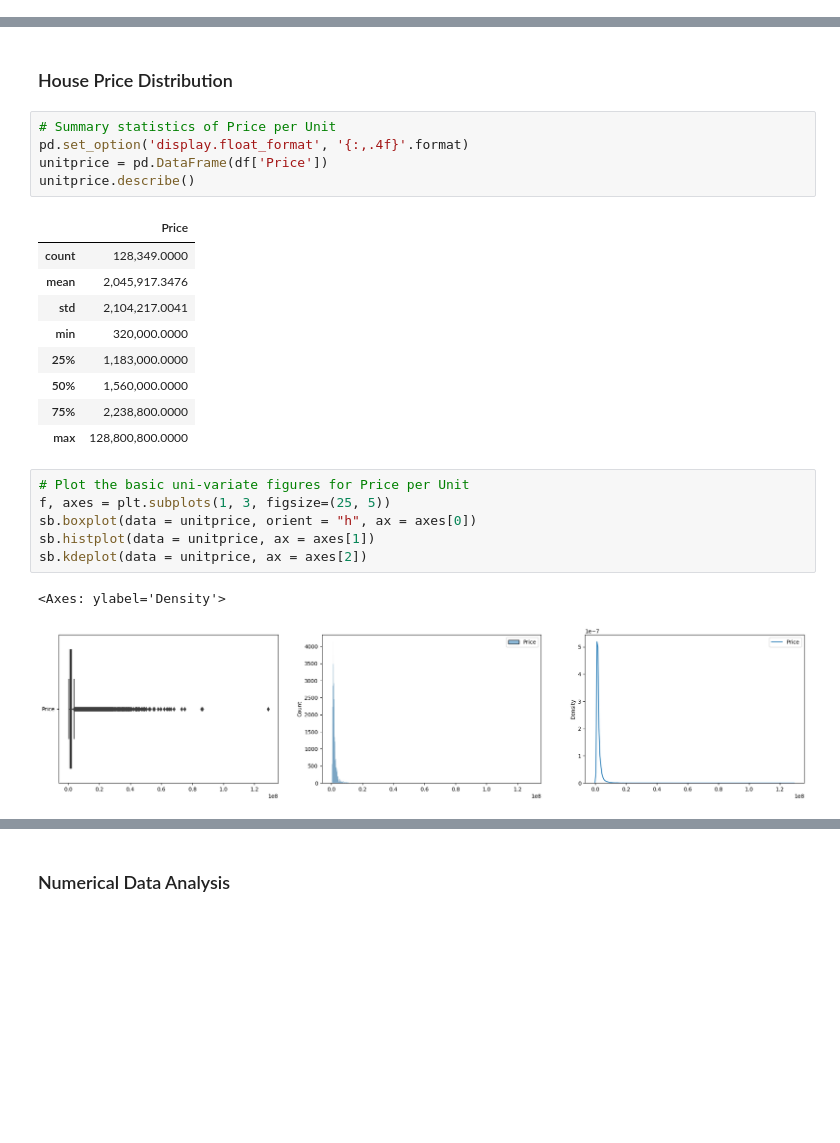
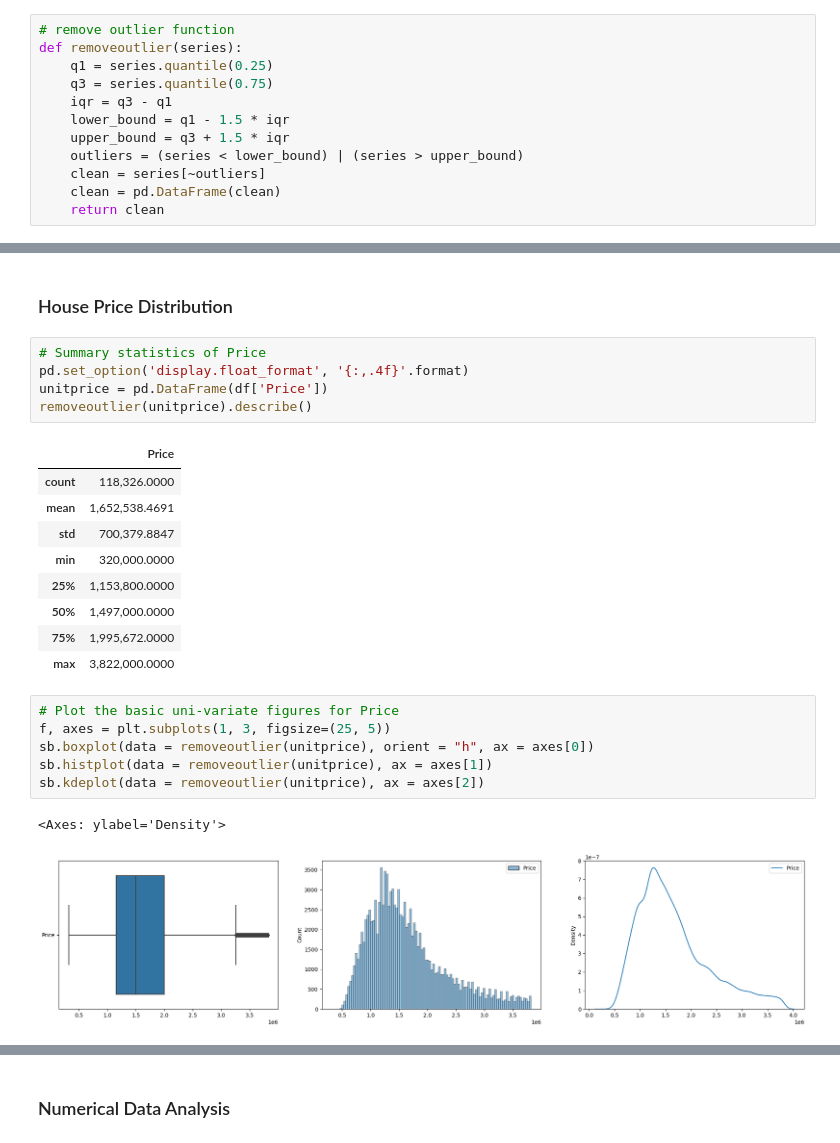
Before and after one commit to feliciahxy/SC1015-DSAI-project, a Jupyter notebook: EDA/EDA.ipynb, the cells around one changed output, grey strips where cells are left out. Saved outputs shown, nothing was run; the diff lists cells and outputs as text; blank space fills up the shorter version.

```diff
--- a/EDA/EDA.ipynb
+++ b/EDA/EDA.ipynb
@@ -19,34 +22,46 @@ import matplotlib.pyplot as plt
 private_data = "../datasets/cleaned/cleaned_private.csv"
 
 df = pd.read_csv(private_data, quotechar='"', escapechar='\\', thousands=',')
+# %%
+# remove outlier function
+def removeoutlier(series):
+    q1 = series.quantile(0.25)
+    q3 = series.quantile(0.75)
+    iqr = q3 - q1
+    lower_bound = q1 - 1.5 * iqr
+    upper_bound = q3 + 1.5 * iqr
+    outliers = (series < lower_bound) | (series > upper_bound)
+    clean = series[~outliers]
+    clean = pd.DataFrame(clean)
+    return clean
 # %% [markdown]
 ## Uni-Variate Analysis
 # %% [markdown]
 ### House Price Distribution
 # %%
-# Summary statistics of Price per Unit
+# Summary statistics of Price
 pd.set_option('display.float_format', '{:,.4f}'.format)
 unitprice = pd.DataFrame(df['Price'])
-unitprice.describe()
+removeoutlier(unitprice).describe()
 # %% [output]
 |  | Price |
-| count | 128,349.0000 |
-| mean | 2,045,917.3476 |
-| std | 2,104,217.0041 |
+| count | 118,326.0000 |
+| mean | 1,652,538.4691 |
+| std | 700,379.8847 |
 | min | 320,000.0000 |
-| 25% | 1,183,000.0000 |
-| 50% | 1,560,000.0000 |
-| 75% | 2,238,800.0000 |
-| max | 128,800,800.0000 |
+| 25% | 1,153,800.0000 |
+| 50% | 1,497,000.0000 |
+| 75% | 1,995,672.0000 |
+| max | 3,822,000.0000 |
 # %%
-# Plot the basic uni-variate figures for Price per Unit
+# Plot the basic uni-variate figures for Price
 f, axes = plt.subplots(1, 3, figsize=(25, 5))
-sb.boxplot(data = unitprice, orient = "h", ax = axes[0])
-sb.histplot(data = unitprice, ax = axes[1])
-sb.kdeplot(data = unitprice, ax = axes[2])
+sb.boxplot(data = removeoutlier(unitprice), orient = "h", ax = axes[0])
+sb.histplot(data = removeoutlier(unitprice), ax = axes[1])
+sb.kdeplot(data = removeoutlier(unitprice), ax = axes[2])
 # %% [output]
 <Axes: ylabel='Density'>
-[figure, old version]
+[figure, new version]
 # %%
 # Summary statistics of Price Per Square Foot
 psf = pd.DataFrame(df['Unit Price ($ PSF)'])
```
Also changed, not shown: parts of 12 cells of this notebook.
